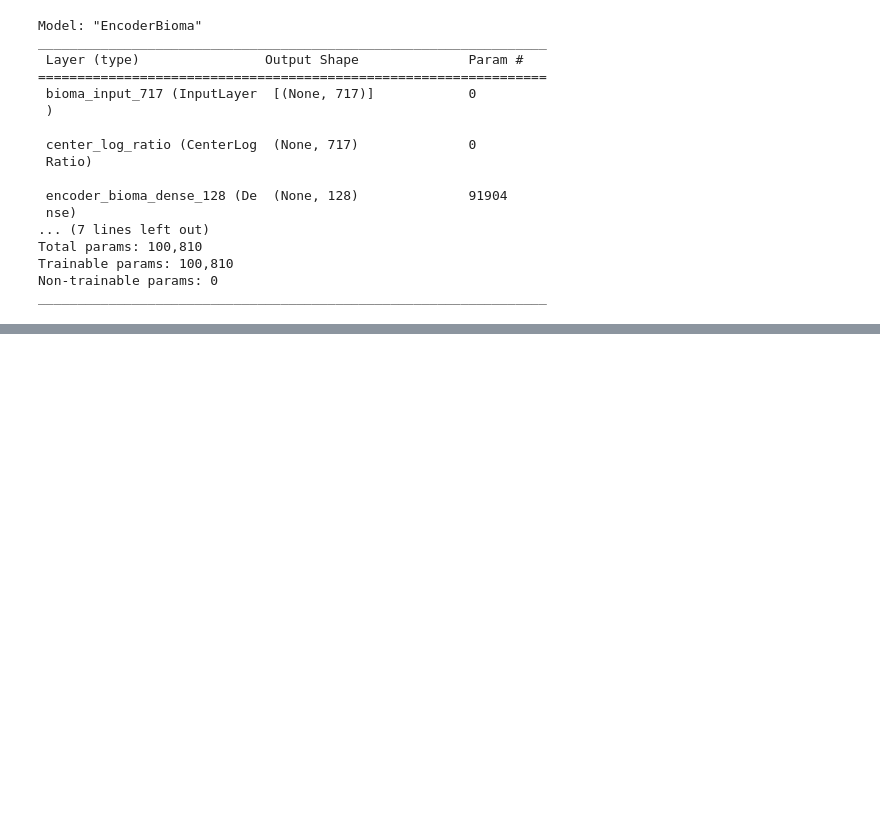
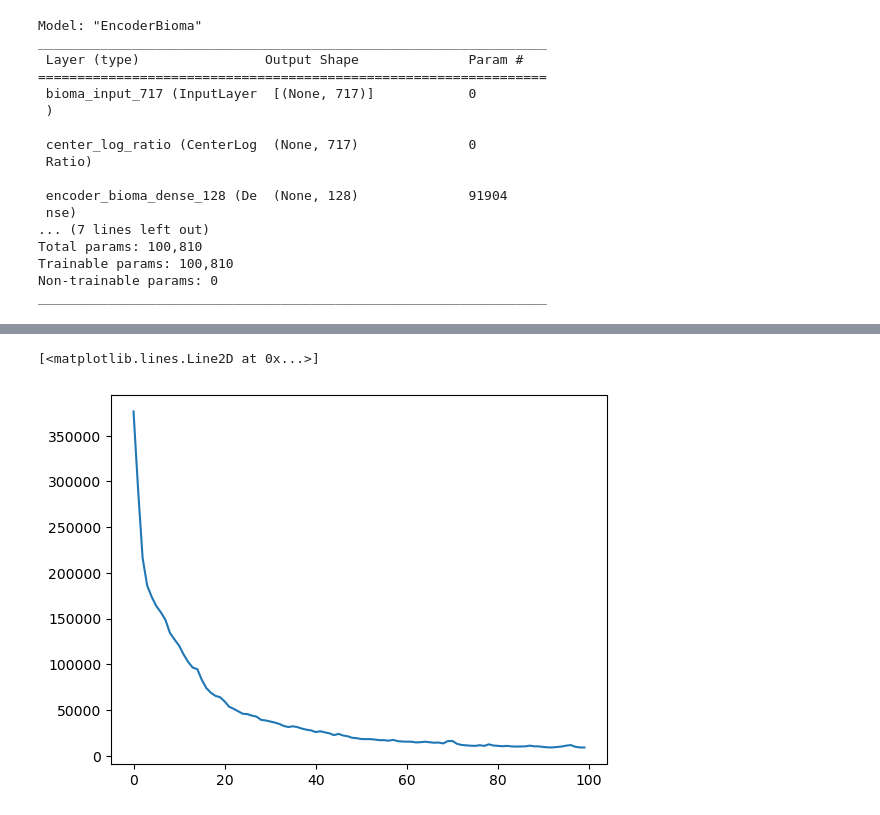
Before and after one commit to USDA-ARS-GBRU/meta_ML, a Jupyter notebook: Lei_autoencoder.ipynb, the cells around one changed output, grey strips where cells are left out. Drawn from its saved outputs; the diff is of its cells as text; code cells hidden in the pictures; blank space fills up the shorter version.

```diff
--- a/Lei_autoencoder.ipynb
+++ b/Lei_autoencoder.ipynb
@@ -138,13 +84,13 @@ latent_size = 10
 hidden_layers = [128, 64]
 encoder = keras.Sequential([
     CenterLogRatio(),
-    layers.Dense(128,  name = "encode_128"),
-    layers.Dense(64, name = "encode_64"),
-    layers.Dense(10, activation = 'tanh', name = "encode_10")
+    layers.Dense(128,  name = "encode_128", activation = layers.ReLU()),
+    layers.Dense(64, name = "encode_64", activation = layers.ReLU()),
+    layers.Dense(10, activation = layers.ReLU(), name = "encode_10")
 ], name = "encoder")
 decoder = keras.Sequential([
-    layers.Dense(64, input_shape = (10,),name = "decode_64"),
-    layers.Dense(128,  name = "decode_128"),
+    layers.Dense(64, input_shape = (10,),name = "decode_64", activation = layers.ReLU()),
+    layers.Dense(128,  name = "decode_128", activation = layers.ReLU()),
     layers.Dense(717, activation = 'linear', name = "decode_717")
 ], name = "decoder")
 input_layer = layers.Input(shape = (otu_size,), name = "input_layer")
@@ -176,5 +122,5 @@ _________________________________________________________________
 X_train, X_test, __, __, otu_columns, __ = read_data(otu_filename = 'DeepLatentMicrobiome/Datasets/otu_table_all_80.csv',
 metadata_filename = 'DeepLatentMicrobiome/Datasets/metadata_table_all_80.csv')
 # %%
-model.fit(X_train, X_train, epochs = 50, batch_size=64)
+model.fit(X_train, X_train, epochs = 100, batch_size=64)
 # %% [output]
@@ -200,0 +145,6 @@ Epoch 50/50
+# %%
+
+plt.plot(range(0,100),model.history.history['loss'])
+# %% [output]
+[<matplotlib.lines.Line2D at 0x...>]
+[figure, added]
```
Also changed, not shown: parts of 10 cells of this notebook.
